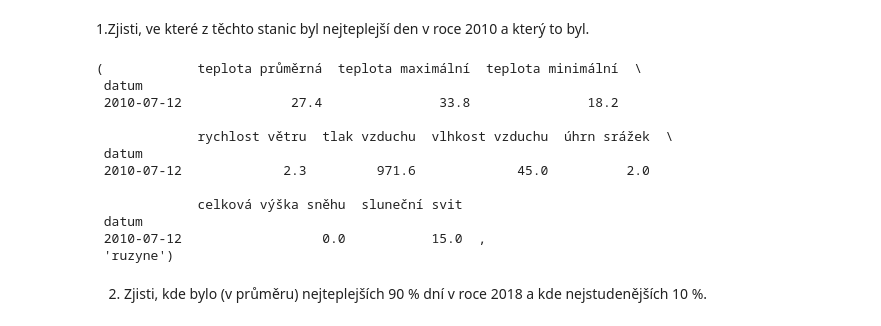
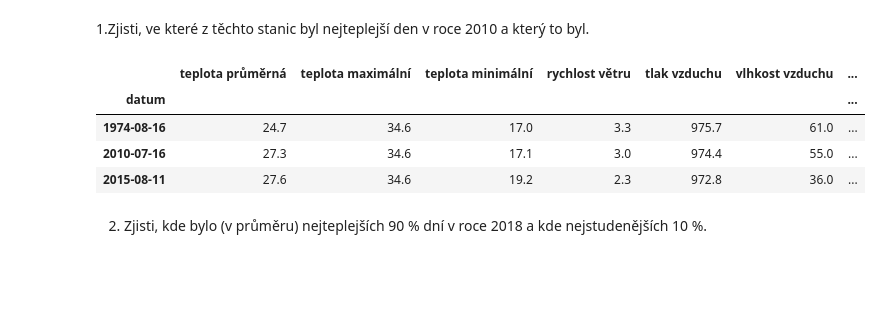
Before and after one commit to hadka/python_data_training, a Jupyter notebook: Ukoly 3.ipynb, the cells around one changed output. Cells and saved outputs as stored; diff of their text form; code cells hidden in the pictures; blank space fills up the shorter version.

```diff
--- a/Ukoly 3.ipynb
+++ b/Ukoly 3.ipynb
@@ -98,8 +94,7 @@ plt.legend()
 def find_max_day_for_station(station: pd.DataFrame):
 
     return station.loc[
-        (station["teplota průměrná"] == station.loc[station.index.year == 2010]["teplota průměrná"].max())
-        & (station.index.year == 2010),
+        (station["teplota maximální"] == station.loc[station.index.year == 2010]["teplota maximální"].max())
     ]
 # %%
 def find_hottes_day():
@@ -109,21 +104,15 @@ def find_hottes_day():
         return ruzyne, "ruzyne"
     else:
         return lysa_hora, "lysa"
-# %%
-find_hottes_day()
-# %% [output]
-(            teplota průměrná  teplota maximální  teplota minimální  \
- datum
- 2010-07-12              27.4               33.8               18.2
-
-             rychlost větru  tlak vzduchu  vlhkost vzduchu  úhrn srážek  \
- datum
- 2010-07-12             2.3         971.6             45.0          2.0
-
-             celková výška sněhu  sluneční svit
- datum
- 2010-07-12                  0.0           15.0  ,
- 'ruzyne')
+# %%
+df1, name = find_hottes_day()
+df1
+# %% [output]
+|  | teplota průměrná | teplota maximální | teplota minimální | rychlost větru | tlak vzduchu | vlhkost vzduchu | ... |
+| datum |  |  |  |  |  |  | ... |
+| 1974-08-16 | 24.7 | 34.6 | 17.0 | 3.3 | 975.7 | 61.0 | ... |
+| 2010-07-16 | 27.3 | 34.6 | 17.1 | 3.0 | 974.4 | 55.0 | ... |
+| 2015-08-11 | 27.6 | 34.6 | 19.2 | 2.3 | 972.8 | 36.0 | ... |
 # %% [markdown]
 2. Zjisti, kde bylo (v průměru) nejteplejších 90 % dní v roce 2018 a kde nejstudenějších 10 %.
 # %%
```
Also changed, not shown: parts of 10 cells of this notebook.
